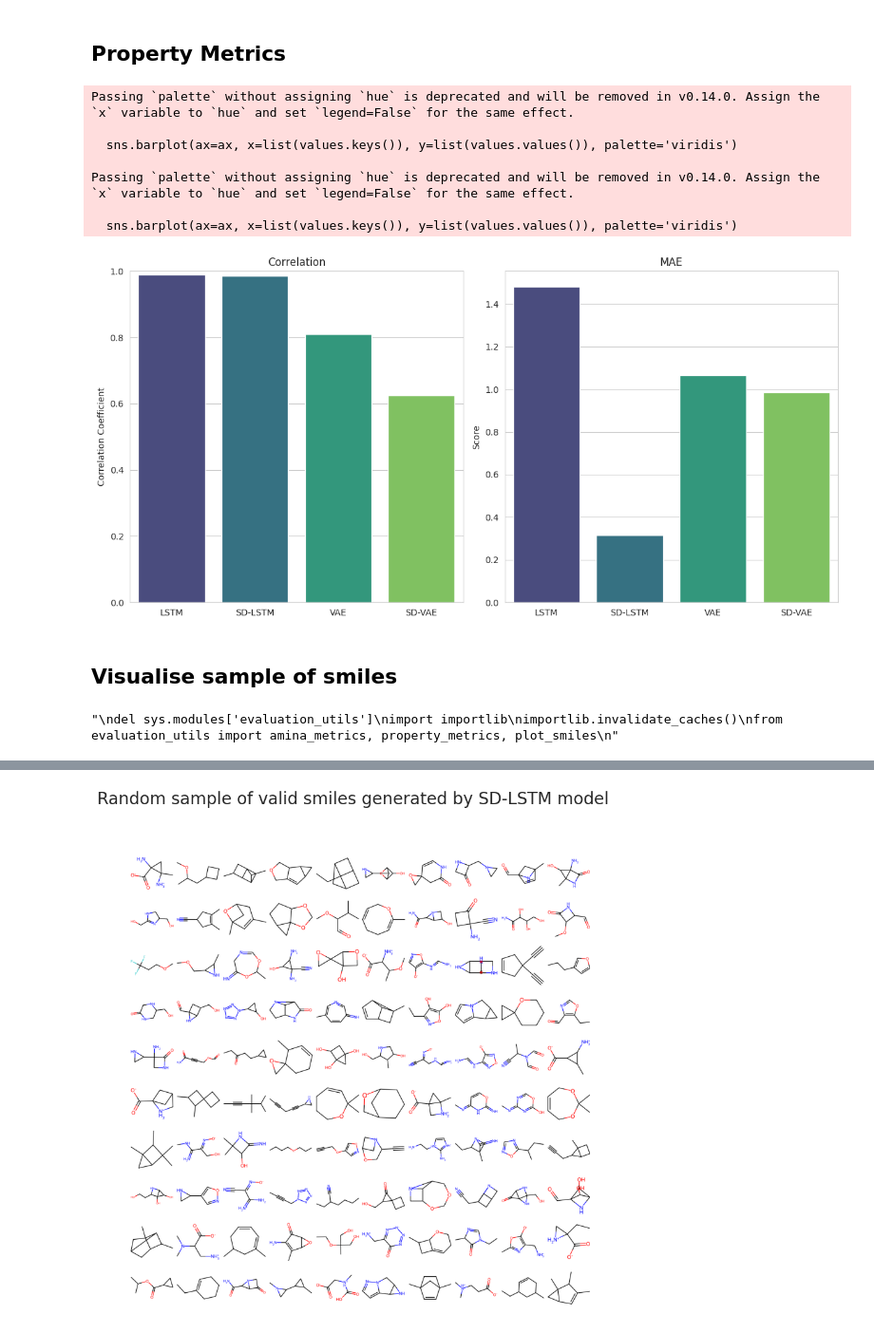
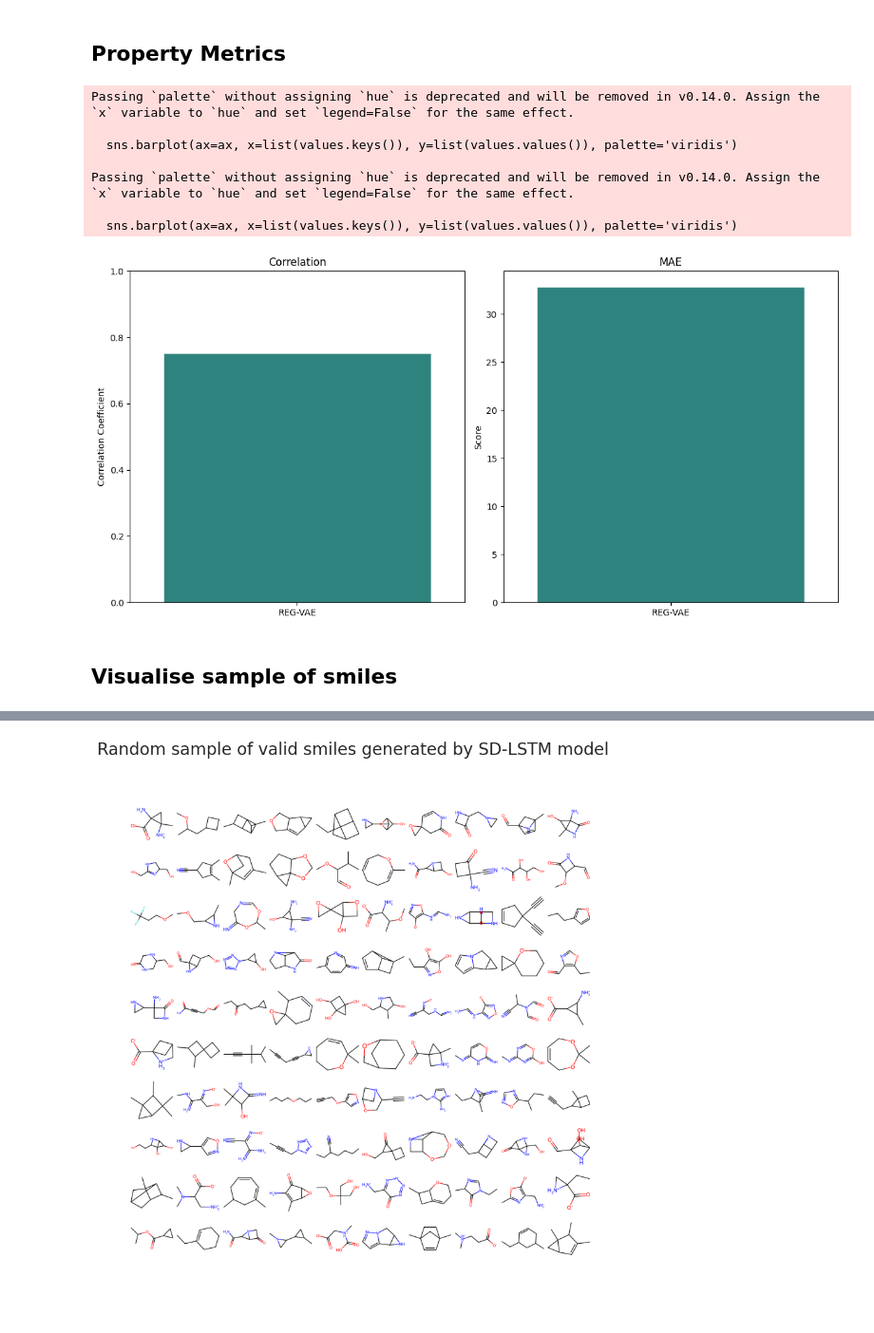
Before and after one commit to HeathArhturLouis/Rethinking-Molecular-Design-Integrating-Latent-Variable-and-Autoregressive-Models-for-Enhanced-Goal, a Jupyter notebook: Evaluation.ipynb, the cells around one changed output, grey strips where cells are left out. Shown at 95% size. Saved outputs shown, nothing was run; the diff lists cells and outputs as text; code cells hidden in the pictures; blank space fills up the shorter version.

Commit message:
added regularizer, working with mode collapse for argmax, not working with sample

```diff
--- a/Evaluation.ipynb
+++ b/Evaluation.ipynb
@@ -171,6 +174,8 @@ indecies = np.load('data/QM9/data_splits.npy')
 train_smiles = np.array(qmds['SMILES'])[indecies == 0]
 val_smiles = np.array(qmds['SMILES'])[indecies == 1]
 test_smiles = np.array(qmds['SMILES'])[indecies == 2]
+
+test_props = [ float(a) for a in pd.read_csv('data/QM9/QM9_clean.csv')['LogP'][indecies == 2]]
 # %% [output]
 Index(['QM9_id', 'SMILES', 'LogP'], dtype='object')
 Properties in dataset: ['LogP']
@@ -221,7 +276,7 @@ targets = torch.Tensor([[a] for a in targets])
 target_props = [float(a[0]) for a in targets]
 '''
 
-target_props = [ float(a) for a in pd.read_csv('data/QM9/QM9_clean.csv')['LogP'][indecies == 2]]
+target_props = test_props
 targets = torch.Tensor( [[a] for a in target_props])
 num_to_sample = len(target_props)
 # %%
@@ -248,3 +303,7 @@ sd_vae_global_sample_smiles = sd_vae_sampler.sample(model = sd_vae_model, proper
 assert(len(sd_vae_global_sample_smiles) == num_to_sample)
 # %% [output]
 Sampling SD VAE Model with Random Uniform Targets
+# %%
+print('Sampling Regularized Vanilla VAE Model with Random Uniform Targets')
+reg_vae_global_sample_smiles = reg_vae_sampler.sample(model = reg_vae_model, properties=targets, num_to_sample=num_to_sample, max_seq_len=101)
+assert(len(reg_vae_global_sample_smiles) == num_to_sample)
@@ -302,59 +370,52 @@ plt.show()
 # %% [markdown]
 ## Property Metrics
 # %%
-lstm_p_metrics = property_metrics(lstm_global_sample_smiles, targets, prop_names = ['LogP'])
-sd_lstm_p_metrics = property_metrics(sd_lstm_global_sample_smiles, targets, prop_names = ['LogP'])
-vae_p_metrics = property_metrics(vae_global_sample_smiles, targets, prop_names = ['LogP'])
-sd_vae_p_metrics = property_metrics(sd_vae_global_sample_smiles, targets, prop_names = ['LogP'])
+# lstm_p_metrics = property_metrics(lstm_global_sample_smiles, targets, prop_names = ['LogP'])
+# sd_lstm_p_metrics = property_metrics(sd_lstm_global_sample_smiles, targets, prop_names = ['LogP'])
+# vae_p_metrics = property_metrics(vae_global_sample_smiles, targets, prop_names = ['LogP'])
+# sd_vae_p_metrics = property_metrics(sd_vae_global_sample_smiles, targets, prop_names = ['LogP'])
+reg_vae_p_metrics = property_metrics(reg_vae_global_sample_smiles, targets, prop_names = ['LogP'])
 # %%
 models = ['LSTM', 'SD-LSTM', 'VAE', 'SD-VAE']
 metrics_data = {
     'Correlation': {
-        'LSTM': lstm_p_metrics[0][0],
-        'SD-LSTM': sd_lstm_p_metrics[0][0],
-        'VAE': vae_p_metrics[0][0],
-        'SD-VAE': sd_vae_p_metrics[0][0]
+        # 'LSTM': lstm_p_metrics[0][0],
+        # 'SD-LSTM': sd_lstm_p_metrics[0][0],
+        # 'VAE': vae_p_metrics[0][0],
+        # 'SD-VAE': sd_vae_p_metrics[0][0],
+        'REG-VAE' : reg_vae_p_metrics[0][0]
     },
     'MAE': {
-        'LSTM': float(lstm_p_metrics[1][0]),
-        'SD-LSTM': float(sd_lstm_p_metrics[1][0]),
-        'VAE': float(vae_p_metrics[1][0]),
-        'SD-VAE': float(sd_vae_p_metrics[1][0])
+        # 'LSTM': float(lstm_p_metrics[1][0]),
+        # 'SD-LSTM': float(sd_lstm_p_metrics[1][0]),
+        # 'VAE': float(vae_p_metrics[1][0]),
+        # 'SD-VAE': float(sd_vae_p_metrics[1][0]),
+        'REG-VAE' : float(reg_vae_p_metrics[1][0])
     }
 }
 
 fig, axes = plt.subplots(1, 2, figsize=(12, 6))
 sns.set_style("whitegrid")
 
 for ax, (metric, values) in zip(axes, metrics_data.items()):
     sns.barplot(ax=ax, x=list(values.keys()), y=list(values.values()), palette='viridis')
     ax.set_title(metric)
     ax.set_ylabel('Score' if metric == 'MAE' else 'Correlation Coefficient')
     ax.set_ylim(0, 1 if metric == 'Correlation' else None)  # Adjust the y-axis limit for correlation
 
 plt.tight_layout()
 plt.show()
 # %% [output]
 Passing `palette` without assigning `hue` is deprecated and will be removed in v0.14.0. Assign the `x` variable to `hue` and set `legend=False` for the same effect.
 
   sns.barplot(ax=ax, x=list(values.keys()), y=list(values.values()), palette='viridis')
 
 Passing `palette` without assigning `hue` is deprecated and will be removed in v0.14.0. Assign the `x` variable to `hue` and set `legend=False` for the same effect.
 
   sns.barplot(ax=ax, x=list(values.keys()), y=list(values.values()), palette='viridis')
-[figure, old version]
+[figure, new version]
 # %% [markdown]
 ## Visualise sample of smiles
-# %%
-
-'''
-del sys.modules['evaluation_utils']
-import importlib
-importlib.invalidate_caches()
-from evaluation_utils import amina_metrics, property_metrics, plot_smiles
-'''
-# %% [output]
-"\ndel sys.modules['evaluation_utils']\nimport importlib\nimportlib.invalidate_caches()\nfrom evaluation_utils import amina_metrics, property_metrics, plot_smiles\n"
 # %%
 plot_smiles(lstm_global_sample_smiles, title="Random sample of valid smiles generated by LSTM model")
 # %% [output]
```
Also changed, not shown: parts of 31 cells of this notebook, 9 other files.
